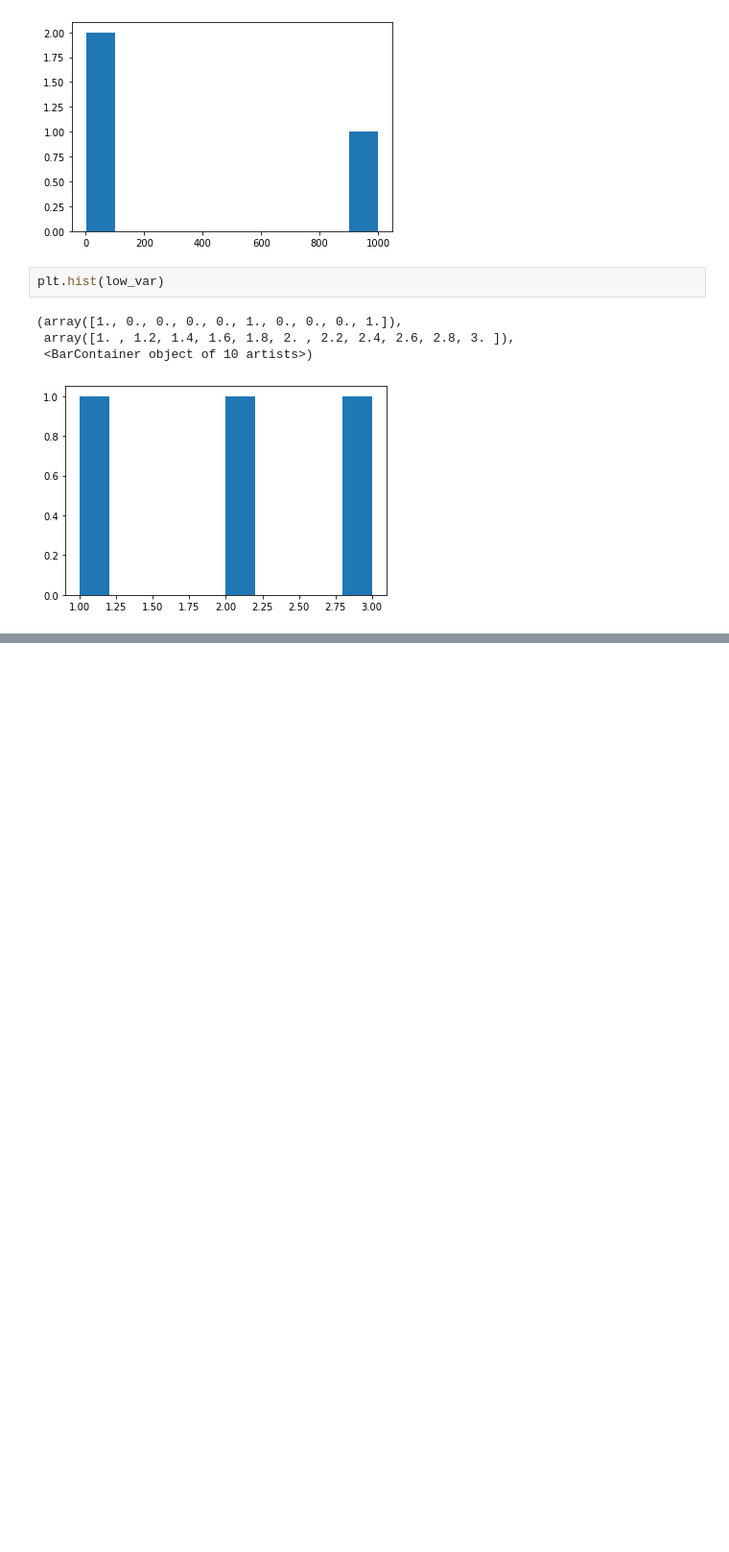
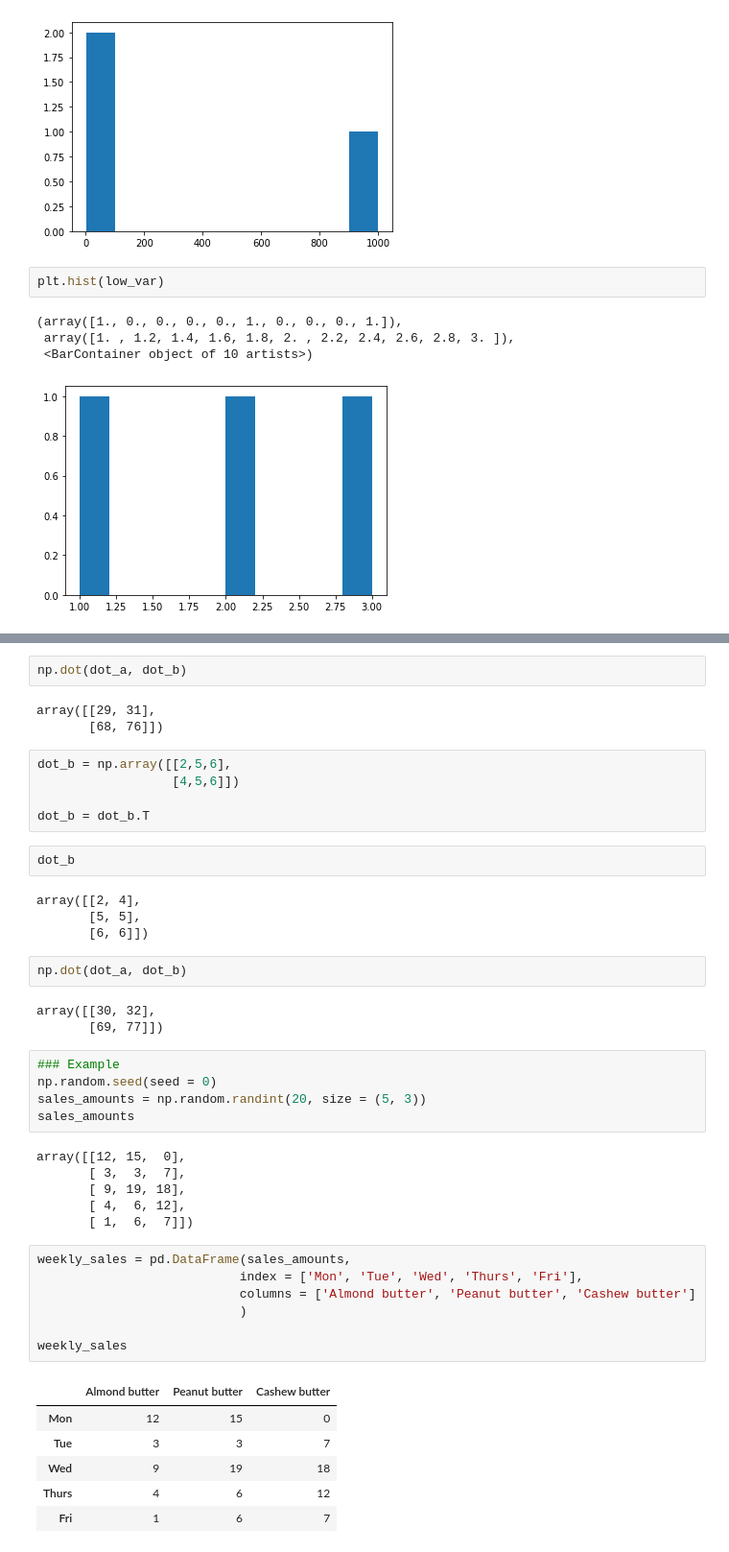
Before and after one commit to Ammar-Raneez/ML_Learning_ZTM, a Jupyter notebook: numpy-analysis.ipynb, the cells around one changed output, grey strips where cells are left out. Shown at 96% size. Drawn from its saved outputs; the diff is of its cells as text; blank space fills up the shorter version.

Commit message:
dot prod example

```diff
--- a/numpy-analysis.ipynb
+++ b/numpy-analysis.ipynb
@@ -139,0 +178,46 @@ plt.hist(low_var)
+# %%
+np.dot(dot_a, dot_b)
+# %% [output]
+array([[29, 31],
+       [68, 76]])
+# %%
+dot_b = np.array([[2,5,6],
+                  [4,5,6]])
+
+dot_b = dot_b.T
+# %%
+dot_b
+# %% [output]
+array([[2, 4],
+       [5, 5],
+       [6, 6]])
+# %%
+np.dot(dot_a, dot_b)
+# %% [output]
+array([[30, 32],
+       [69, 77]])
+# %%
+### Example
+np.random.seed(seed = 0)
+sales_amounts = np.random.randint(20, size = (5, 3))
+sales_amounts
+# %% [output]
+array([[12, 15,  0],
+       [ 3,  3,  7],
+       [ 9, 19, 18],
+       [ 4,  6, 12],
+       [ 1,  6,  7]])
+# %%
+weekly_sales = pd.DataFrame(sales_amounts,
+                           index = ['Mon', 'Tue', 'Wed', 'Thurs', 'Fri'],
+                           columns = ['Almond butter', 'Peanut butter', 'Cashew butter']
+                           )
+
+weekly_sales
+# %% [output]
+|  | Almond butter | Peanut butter | Cashew butter |
+| Mon | 12 | 15 | 0 |
+| Tue | 3 | 3 | 7 |
+| Wed | 9 | 19 | 18 |
+| Thurs | 4 | 6 | 12 |
+| Fri | 1 | 6 | 7 |
```
Also changed, not shown: parts of 17 cells of this notebook.
